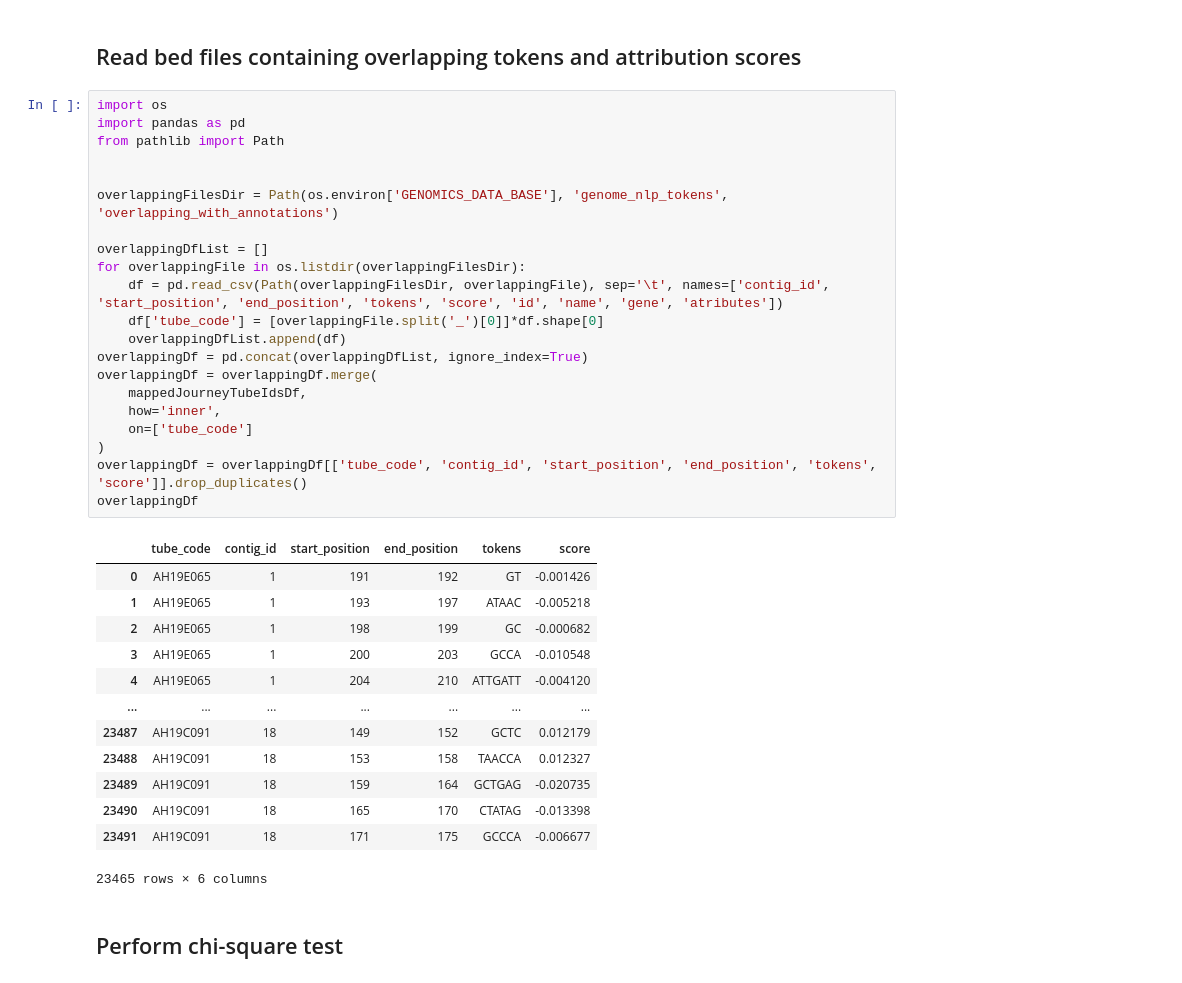
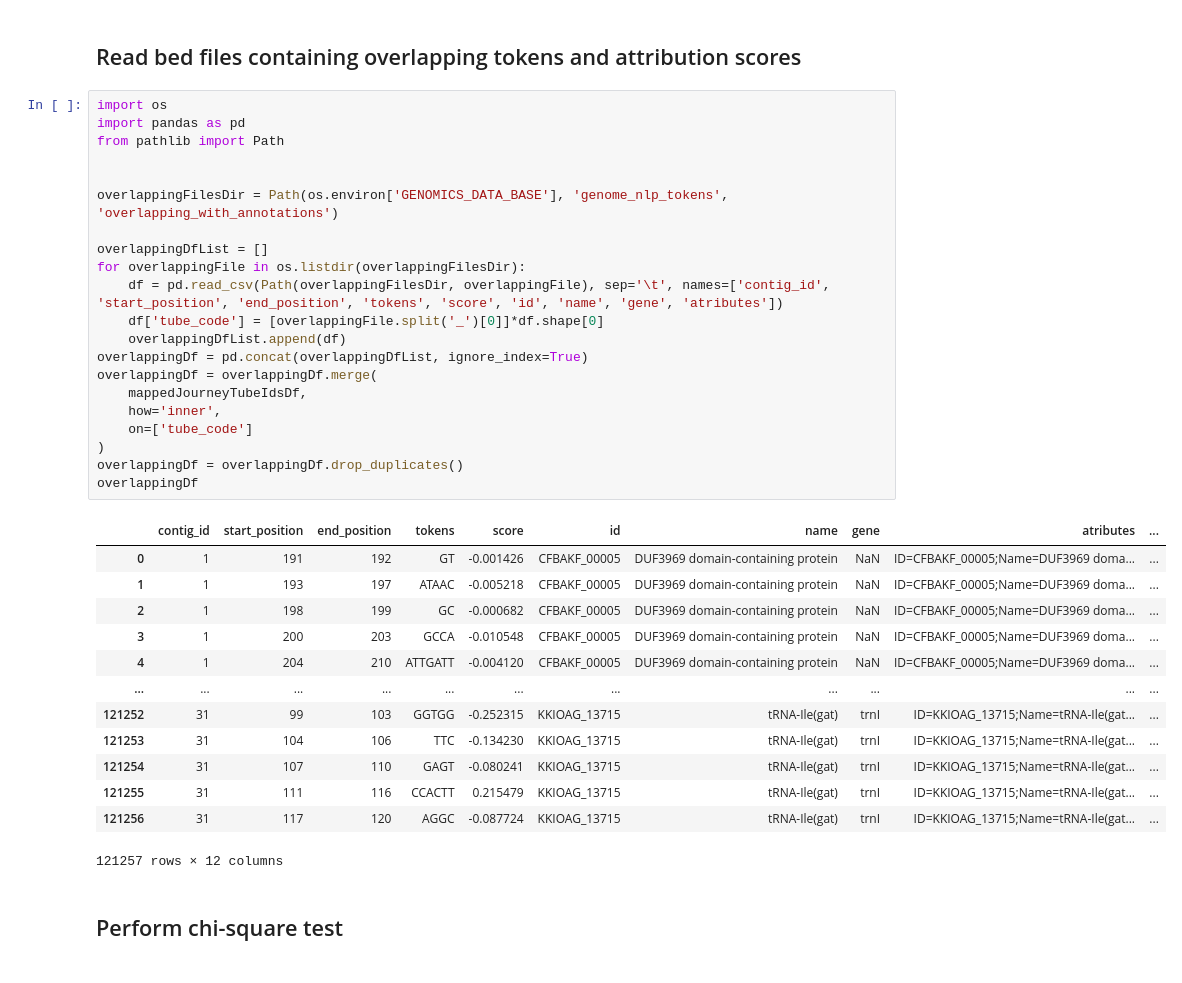
Before and after one commit to ryashpal/alfred-data-analysis, a Jupyter notebook: notebooks/genome_nlp_tokens/statistical_analysis_for_token_attribution_scores.ipynb, the cells around one changed output. Drawn from its saved outputs; the diff is of its cells as text.

Commit message:
reran the analysis with full data + obtained genes and annotations for important tokens

```diff
--- a/notebooks/genome_nlp_tokens/statistical_analysis_for_token_attribution_scores.ipynb
+++ b/notebooks/genome_nlp_tokens/statistical_analysis_for_token_attribution_scores.ipynb
@@ -75,38 +75,38 @@ mappedJourneyTubeIdsDf
 # %%
 import os
 import pandas as pd
 from pathlib import Path
 
 
 overlappingFilesDir = Path(os.environ['GENOMICS_DATA_BASE'], 'genome_nlp_tokens', 'overlapping_with_annotations')
 
 overlappingDfList = []
 for overlappingFile in os.listdir(overlappingFilesDir):
     df = pd.read_csv(Path(overlappingFilesDir, overlappingFile), sep='\t', names=['contig_id', 'start_position', 'end_position', 'tokens', 'score', 'id', 'name', 'gene', 'atributes'])
     df['tube_code'] = [overlappingFile.split('_')[0]]*df.shape[0]
     overlappingDfList.append(df)
 overlappingDf = pd.concat(overlappingDfList, ignore_index=True)
 overlappingDf = overlappingDf.merge(
     mappedJourneyTubeIdsDf,
     how='inner',
     on=['tube_code']
 )
-overlappingDf = overlappingDf[['tube_code', 'contig_id', 'start_position', 'end_position', 'tokens', 'score']].drop_duplicates()
+overlappingDf = overlappingDf.drop_duplicates()
 overlappingDf
 # %% [output]
-|  | tube_code | contig_id | start_position | end_position | tokens | score |
-| 0 | AH19E065 | 1 | 191 | 192 | GT | -0.001426 |
-| 1 | AH19E065 | 1 | 193 | 197 | ATAAC | -0.005218 |
-| 2 | AH19E065 | 1 | 198 | 199 | GC | -0.000682 |
-| 3 | AH19E065 | 1 | 200 | 203 | GCCA | -0.010548 |
-| 4 | AH19E065 | 1 | 204 | 210 | ATTGATT | -0.004120 |
-| ... | ... | ... | ... | ... | ... | ... |
-| 23487 | AH19C091 | 18 | 149 | 152 | GCTC | 0.012179 |
-| 23488 | AH19C091 | 18 | 153 | 158 | TAACCA | 0.012327 |
-| 23489 | AH19C091 | 18 | 159 | 164 | GCTGAG | -0.020735 |
-| 23490 | AH19C091 | 18 | 165 | 170 | CTATAG | -0.013398 |
-| 23491 | AH19C091 | 18 | 171 | 175 | GCCCA | -0.006677 |
+|  | contig_id | start_position | end_position | tokens | score | id | name | gene | atributes | ... |
+| 0 | 1 | 191 | 192 | GT | -0.001426 | CFBAKF_00005 | DUF3969 domain-containing protein | NaN | ID=CFBAKF_00005;Name=DUF3969 doma... | ... |
+| 1 | 1 | 193 | 197 | ATAAC | -0.005218 | CFBAKF_00005 | DUF3969 domain-containing protein | NaN | ID=CFBAKF_00005;Name=DUF3969 doma... | ... |
+| 2 | 1 | 198 | 199 | GC | -0.000682 | CFBAKF_00005 | DUF3969 domain-containing protein | NaN | ID=CFBAKF_00005;Name=DUF3969 doma... | ... |
+| 3 | 1 | 200 | 203 | GCCA | -0.010548 | CFBAKF_00005 | DUF3969 domain-containing protein | NaN | ID=CFBAKF_00005;Name=DUF3969 doma... | ... |
+| 4 | 1 | 204 | 210 | ATTGATT | -0.004120 | CFBAKF_00005 | DUF3969 domain-containing protein | NaN | ID=CFBAKF_00005;Name=DUF3969 doma... | ... |
+| ... | ... | ... | ... | ... | ... | ... | ... | ... | ... | ... |
+| 121252 | 31 | 99 | 103 | GGTGG | -0.252315 | KKIOAG_13715 | tRNA-Ile(gat) | trnI | ID=KKIOAG_13715;Name=tRNA-Ile(gat... | ... |
+| 121253 | 31 | 104 | 106 | TTC | -0.134230 | KKIOAG_13715 | tRNA-Ile(gat) | trnI | ID=KKIOAG_13715;Name=tRNA-Ile(gat... | ... |
+| 121254 | 31 | 107 | 110 | GAGT | -0.080241 | KKIOAG_13715 | tRNA-Ile(gat) | trnI | ID=KKIOAG_13715;Name=tRNA-Ile(gat... | ... |
+| 121255 | 31 | 111 | 116 | CCACTT | 0.215479 | KKIOAG_13715 | tRNA-Ile(gat) | trnI | ID=KKIOAG_13715;Name=tRNA-Ile(gat... | ... |
+| 121256 | 31 | 117 | 120 | AGGC | -0.087724 | KKIOAG_13715 | tRNA-Ile(gat) | trnI | ID=KKIOAG_13715;Name=tRNA-Ile(gat... | ... |
-23465 rows × 6 columns
+121257 rows × 12 columns
 # %% [markdown]
 ## Perform chi-square test
 # %% [markdown]
```
Also changed, not shown: parts of 35 cells of this notebook, 6 other files.
